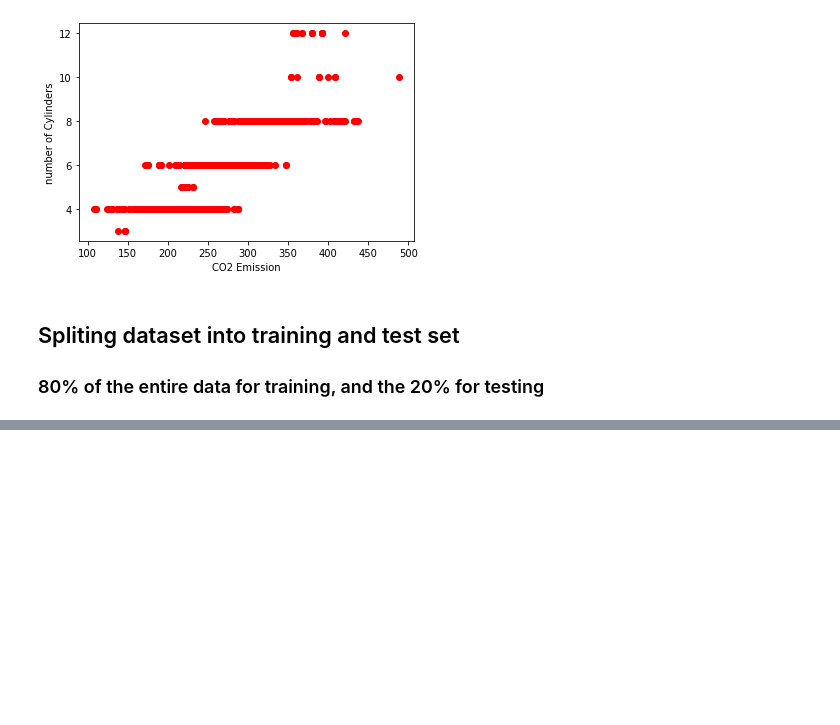
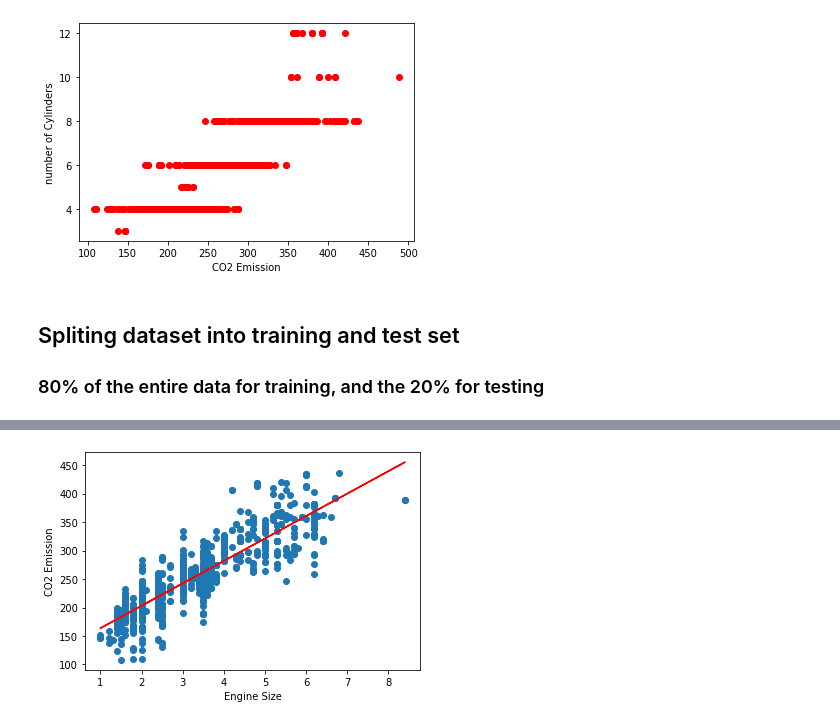
Before and after one commit to nhjoy/Linear-Regression-Model-CO2-Emission, a Jupyter notebook: Simple_linear_regression.ipynb, the cells around one changed output, grey strips where cells are left out. Cells and saved outputs as stored; diff of their text form; code cells hidden in the pictures; blank space fills up the shorter version.

```diff
--- a/Simple_linear_regression.ipynb
+++ b/Simple_linear_regression.ipynb
@@ -147,0 +148,10 @@ Intercept:  [125.10635082]
+# %%
+#plotting the output to trained data
+
+plt.scatter(train.ENGINESIZE, train.CO2EMISSIONS)
+plt.plot(train_x, regression.coef_[0][0]*train_x + regression.intercept_[0], '-r')  # y = mx+c
+plt.xlabel('Engine Size')
+plt.ylabel('CO2 Emission')
+plt.show()
+# %% [output]
+[figure, added]
```
Also changed, not shown: parts of 5 cells of this notebook.
